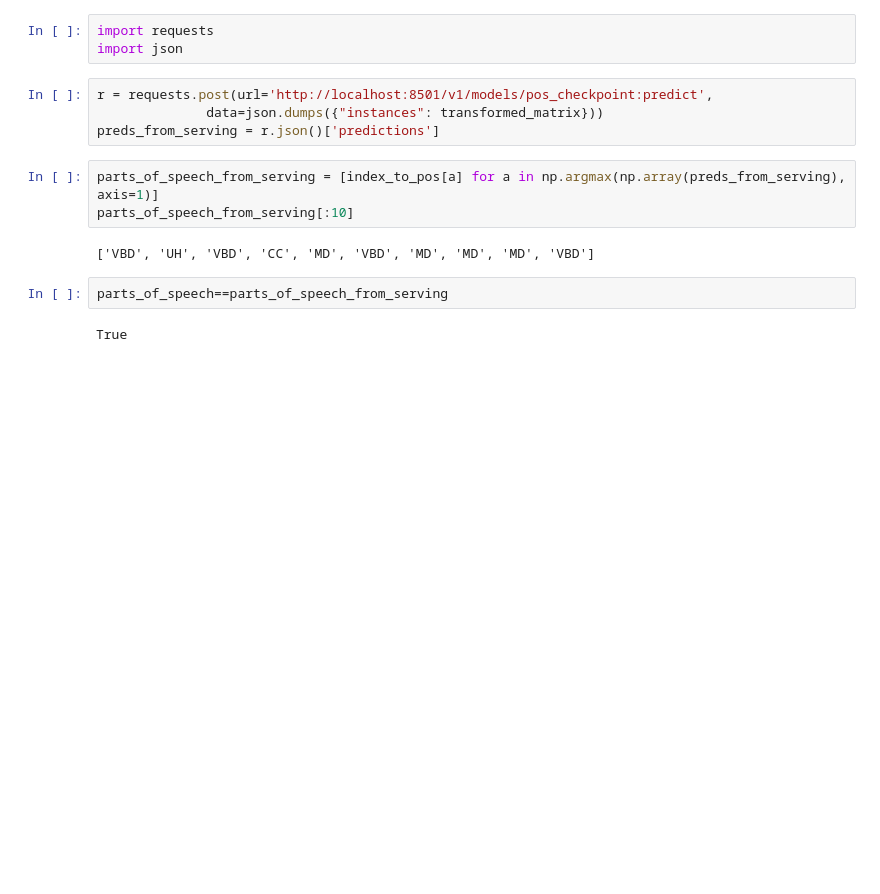
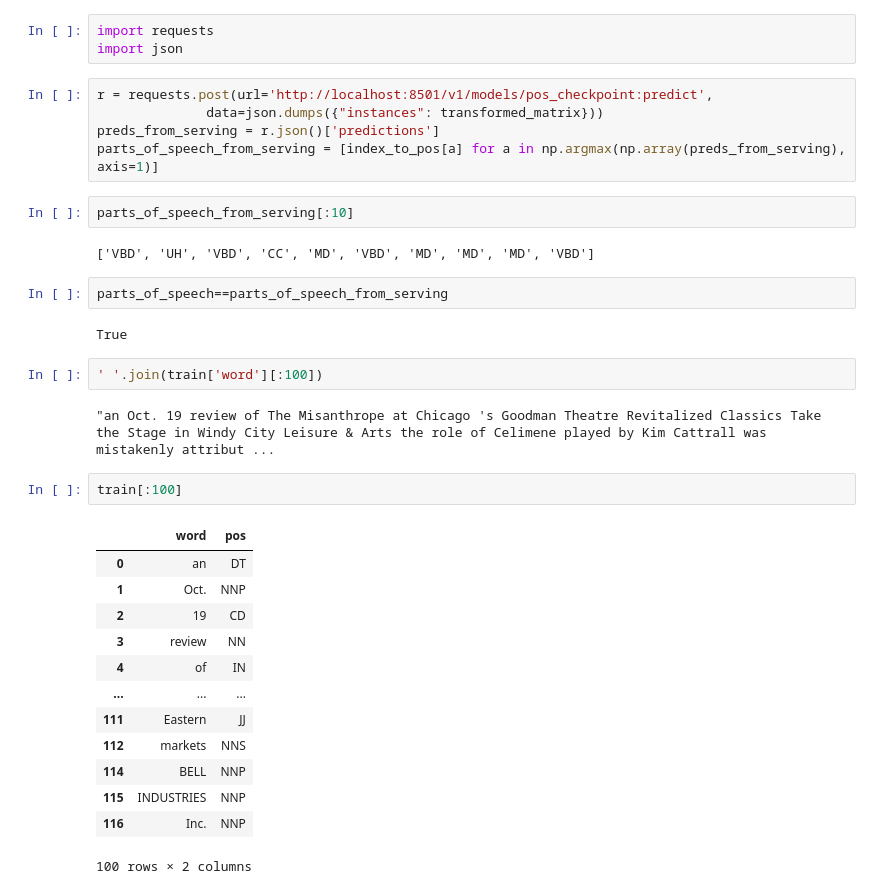
Before and after one commit to anthonynolan/ner, a Jupyter notebook: POS Tagger.ipynb, the cells around one changed output. Saved outputs shown, nothing was run; the diff lists cells and outputs as text; blank space fills up the shorter version.

```diff
--- a/POS Tagger.ipynb
+++ b/POS Tagger.ipynb
@@ -371,8 +397,8 @@ import json
 r = requests.post(url='http://localhost:8501/v1/models/pos_checkpoint:predict',
               data=json.dumps({"instances": transformed_matrix}))
 preds_from_serving = r.json()['predictions']
+parts_of_speech_from_serving = [index_to_pos[a] for a in np.argmax(np.array(preds_from_serving), axis=1)]
 # %%
-parts_of_speech_from_serving = [index_to_pos[a] for a in np.argmax(np.array(preds_from_serving), axis=1)]
 parts_of_speech_from_serving[:10]
 # %% [output]
 ['VBD', 'UH', 'VBD', 'CC', 'MD', 'VBD', 'MD', 'MD', 'MD', 'VBD']
@@ -380,3 +406,23 @@ parts_of_speech_from_serving[:10]
 parts_of_speech==parts_of_speech_from_serving
 # %% [output]
 True
+# %%
+' '.join(train['word'][:100])
+# %% [output]
+"an Oct. 19 review of The Misanthrope at Chicago 's Goodman Theatre Revitalized Classics Take the Stage in Windy City Leisure & Arts the role of Celimene played by Kim Cattrall was mistakenly attribut ...
+# %%
+train[:100]
+# %% [output]
+|  | word | pos |
+| 0 | an | DT |
+| 1 | Oct. | NNP |
+| 2 | 19 | CD |
+| 3 | review | NN |
+| 4 | of | IN |
+| ... | ... | ... |
+| 111 | Eastern | JJ |
+| 112 | markets | NNS |
+| 114 | BELL | NNP |
+| 115 | INDUSTRIES | NNP |
+| 116 | Inc. | NNP |
+100 rows × 2 columns
```
Also changed, not shown: parts of 5 cells of this notebook, 1 other file.
